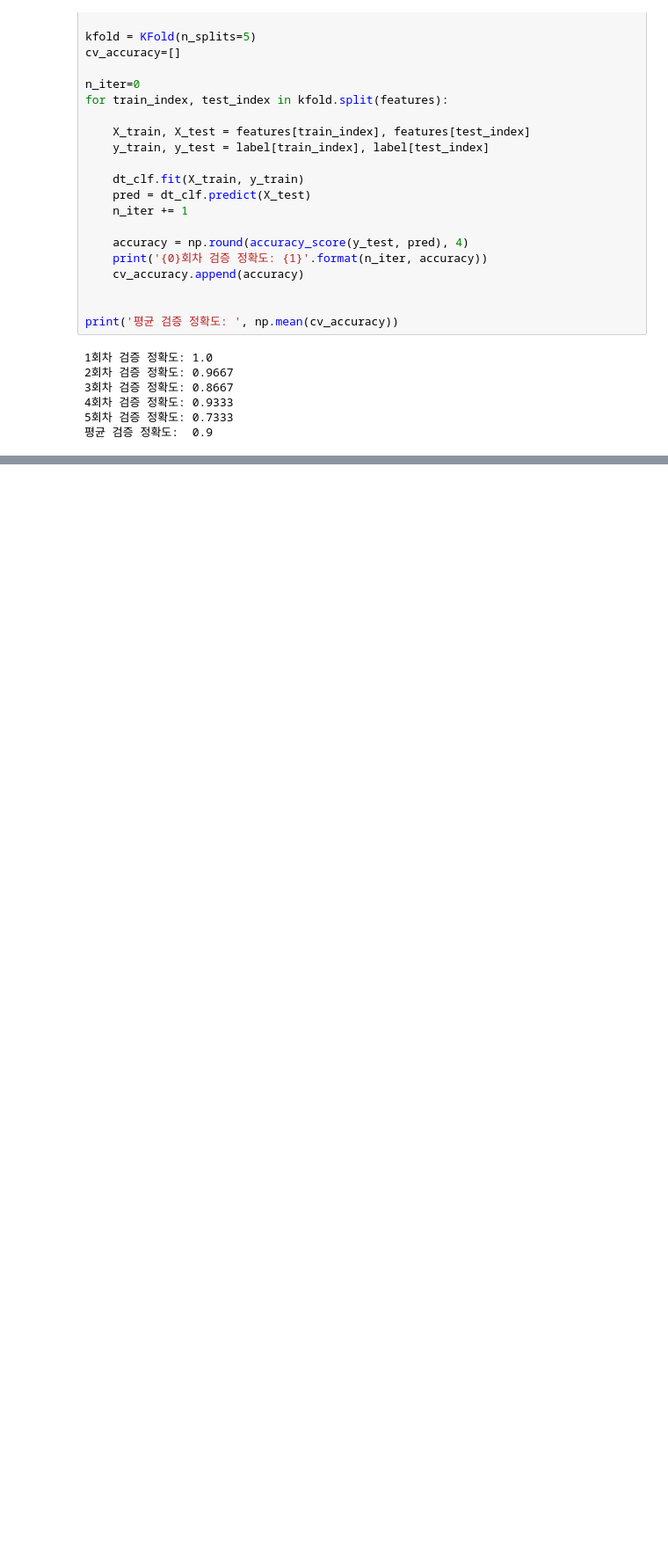
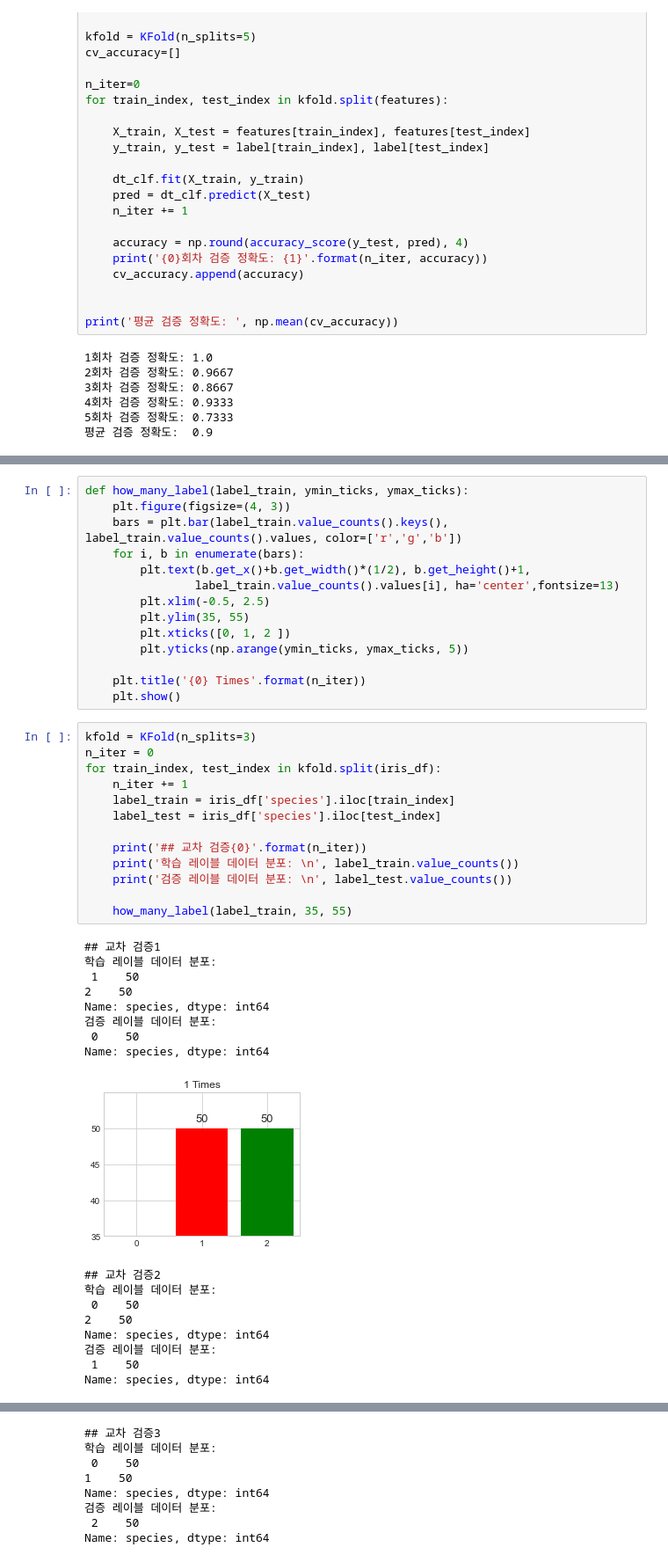
Before and after one commit to unknown-jun/Machine_Learning, a Jupyter notebook: ML_Myself/M_01. Model Selection.ipynb, the cells around one changed output, grey strips where cells are left out. Shown: that part at 88% size. Saved outputs shown, nothing was run; the diff lists cells and outputs as text; blank space fills up the shorter version.

```diff
--- a/ML_Myself/M_01. Model Selection.ipynb
+++ b/ML_Myself/M_01. Model Selection.ipynb
@@ -117,0 +125,45 @@ for train_index, test_index in kfold.split(features):
+# %%
+def how_many_label(label_train, ymin_ticks, ymax_ticks):
+    plt.figure(figsize=(4, 3))
+    bars = plt.bar(label_train.value_counts().keys(), label_train.value_counts().values, color=['r','g','b'])
+    for i, b in enumerate(bars):
+        plt.text(b.get_x()+b.get_width()*(1/2), b.get_height()+1,
+                label_train.value_counts().values[i], ha='center',fontsize=13)
+        plt.xlim(-0.5, 2.5)
+        plt.ylim(35, 55)
+        plt.xticks([0, 1, 2 ])
+        plt.yticks(np.arange(ymin_ticks, ymax_ticks, 5))
+
+    plt.title('{0} Times'.format(n_iter))
+    plt.show()
+# %%
+kfold = KFold(n_splits=3)
+n_iter = 0
+for train_index, test_index in kfold.split(iris_df):
+    n_iter += 1
+    label_train = iris_df['species'].iloc[train_index]
+    label_test = iris_df['species'].iloc[test_index]
+
+    print('## 교차 검증{0}'.format(n_iter))
+    print('학습 레이블 데이터 분포: \n', label_train.value_counts())
+    print('검증 레이블 데이터 분포: \n', label_test.value_counts())
+
+    how_many_label(label_train, 35, 55)
+# %% [output]
+## 교차 검증1
+학습 레이블 데이터 분포:
+ 1    50
+2    50
+Name: species, dtype: int64
+검증 레이블 데이터 분포:
+ 0    50
+Name: species, dtype: int64
+[figure, added]
+## 교차 검증2
+학습 레이블 데이터 분포:
+ 0    50
+2    50
+Name: species, dtype: int64
+검증 레이블 데이터 분포:
+ 1    50
+Name: species, dtype: int64
@@ -117,0 +171,8 @@ for train_index, test_index in kfold.split(features):
+## 교차 검증3
+학습 레이블 데이터 분포:
+ 0    50
+1    50
+Name: species, dtype: int64
+검증 레이블 데이터 분포:
+ 2    50
+Name: species, dtype: int64
```
Also changed, not shown: parts of 21 cells of this notebook.
